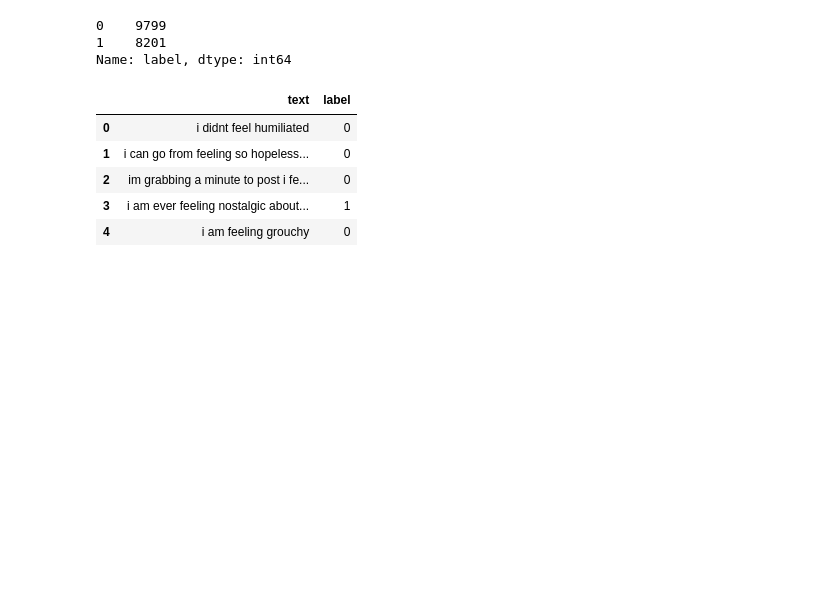
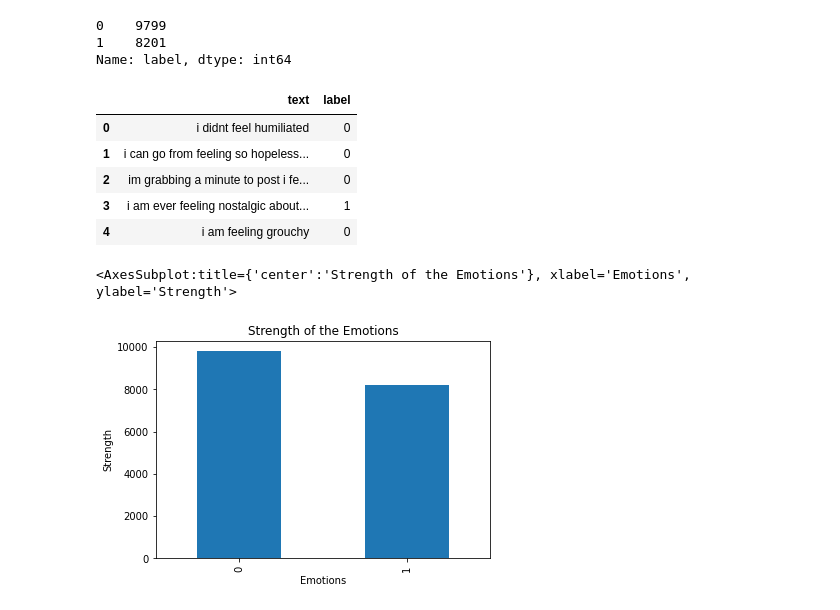
Before and after one commit to Naveen-Karanamu/Sentimental-Analysis-NLP, a Jupyter notebook: main.ipynb, the cells around one changed output. Cells and saved outputs as stored; diff of their text form; code cells hidden in the pictures; blank space fills up the shorter version.

Commit message:
Visulized the labels

```diff
--- a/main.ipynb
+++ b/main.ipynb
@@ -150,3 +150,11 @@ df.head()
 | 2 | im grabbing a minute to post i fe... | 0 |
 | 3 | i am ever feeling nostalgic about... | 1 |
 | 4 | i am feeling grouchy | 0 |
+# %%
+plt.xlabel("Emotions")
+plt.ylabel("Strength")
+plt.title("Strength of the Emotions")
+df.label.value_counts().plot.bar()
+# %% [output]
+<AxesSubplot:title={'center':'Strength of the Emotions'}, xlabel='Emotions', ylabel='Strength'>
+[figure, added]
```
